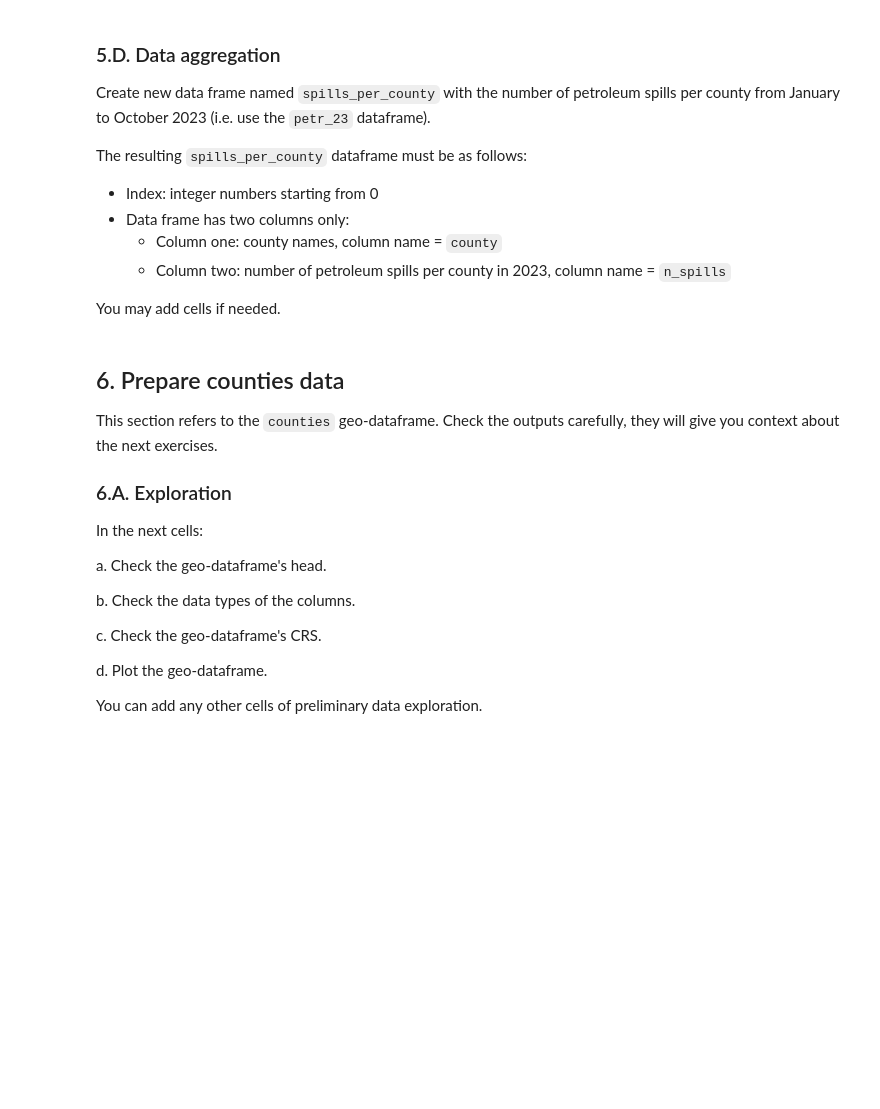
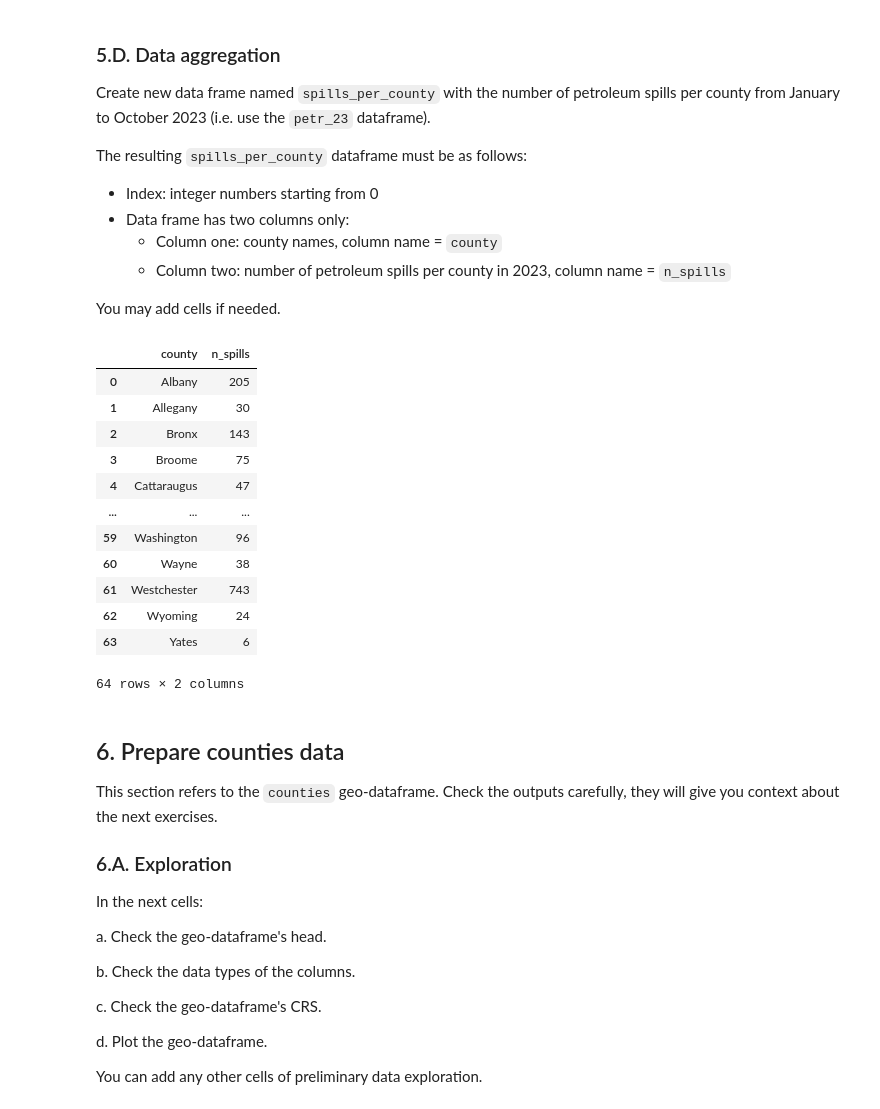
Before and after one commit to rfswick/eds220-hwk3, a Jupyter notebook: hwk3-task2-oil-spills.ipynb, the cells around one changed output. Cells and saved outputs as stored; diff of their text form; code cells hidden in the pictures; blank space fills up the shorter version.

Commit message:
Select and aggregate data

```diff
--- a/hwk3-task2-oil-spills.ipynb
+++ b/hwk3-task2-oil-spills.ipynb
@@ -205,3 +198,10 @@ a. Select data about petroleum spills that took place between January 1st 2023,
+# %%
+# a. Select petroleum spills
+# a. Between 2023-01-01 and 2023-10-31, including both dates
+petr_23 = (spills[spills.material_family == 'Petroleum']
+           .loc[spills.spill_date >= '2023-01-01']
+           .loc[spills.spill_date <= '2023-10-31']
+          )
 # %% [markdown]
 <!-- BEGIN QUESTION -->
 
@@ -239,3 +245,26 @@ spills_per_county
+# %%
+# Create a new dataframe with the petroleum spills per county
+# from January to October 2023
+spills_per_county = (petr_23.groupby('county')
+                            .spill_number.count()
+                            .rename('n_spills')
+                            .reset_index()
+                    )
+spills_per_county
+# %% [output]
+|  | county | n_spills |
+| 0 | Albany | 205 |
+| 1 | Allegany | 30 |
+| 2 | Bronx | 143 |
+| 3 | Broome | 75 |
+| 4 | Cattaraugus | 47 |
+| ... | ... | ... |
+| 59 | Washington | 96 |
+| 60 | Wayne | 38 |
+| 61 | Westchester | 743 |
+| 62 | Wyoming | 24 |
+| 63 | Yates | 6 |
+64 rows × 2 columns
 # %% [markdown]
 ## 6. Prepare counties data
 
```
Also changed, not shown: parts of 9 cells of this notebook.
